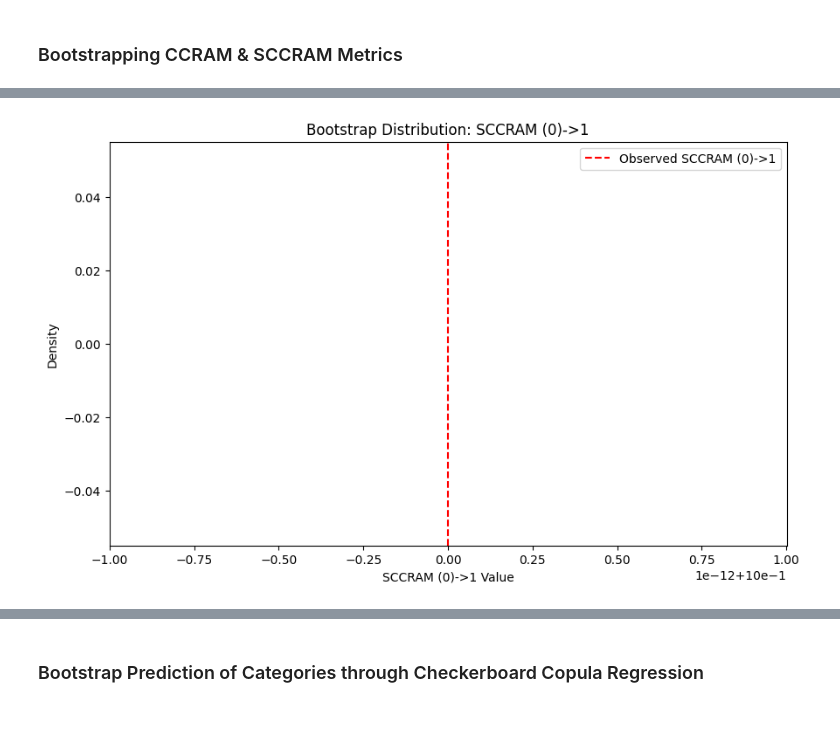
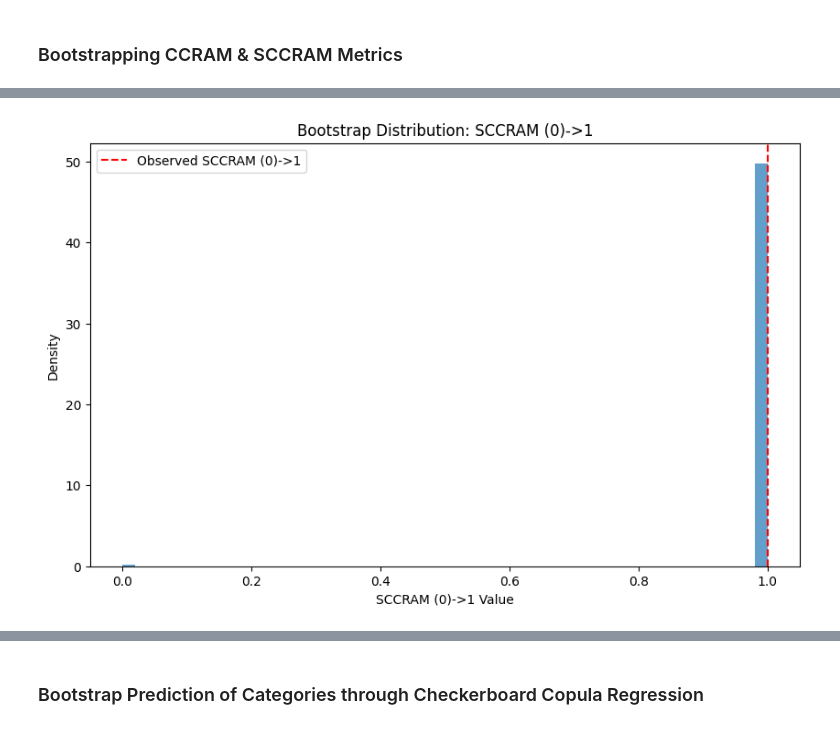
Before and after one commit to dmavani25/discopula, a Jupyter notebook: examples/jupyter/02_StatSim_Generic_Bootstrapping_and_Permutation_Tests_Usage_Demonstration.ipynb, the cells around one changed output, grey strips where cells are left out. Cells and saved outputs as stored; diff of their text form; code cells hidden in the pictures.

```diff
--- a/examples/jupyter/02_StatSim_Generic_Bootstrapping_and_Permutation_Tests_Usage_Demonstration.ipynb
+++ b/examples/jupyter/02_StatSim_Generic_Bootstrapping_and_Permutation_Tests_Usage_Demonstration.ipynb
@@ -83,15 +82,15 @@ ccram_result.histogram_fig
 # %%
 sccram_result = bootstrap_ccram(
-    contingency_table,
+    gen_copula=copula,
     from_axes=[0],
     to_axis=1,
     scaled=True,
     confidence_level=0.95,
     method="percentile",
     n_resamples=9999
 )
 # %% [output]
-[figure, old version]
+[figure, new version]
 # %%
 print(f"Metric Name: {sccram_result.metric_name}")
 print(f"Observed Value: {sccram_result.observed_value:.4f}")
```
Also changed, not shown: parts of 29 cells of this notebook, 5 other files.
